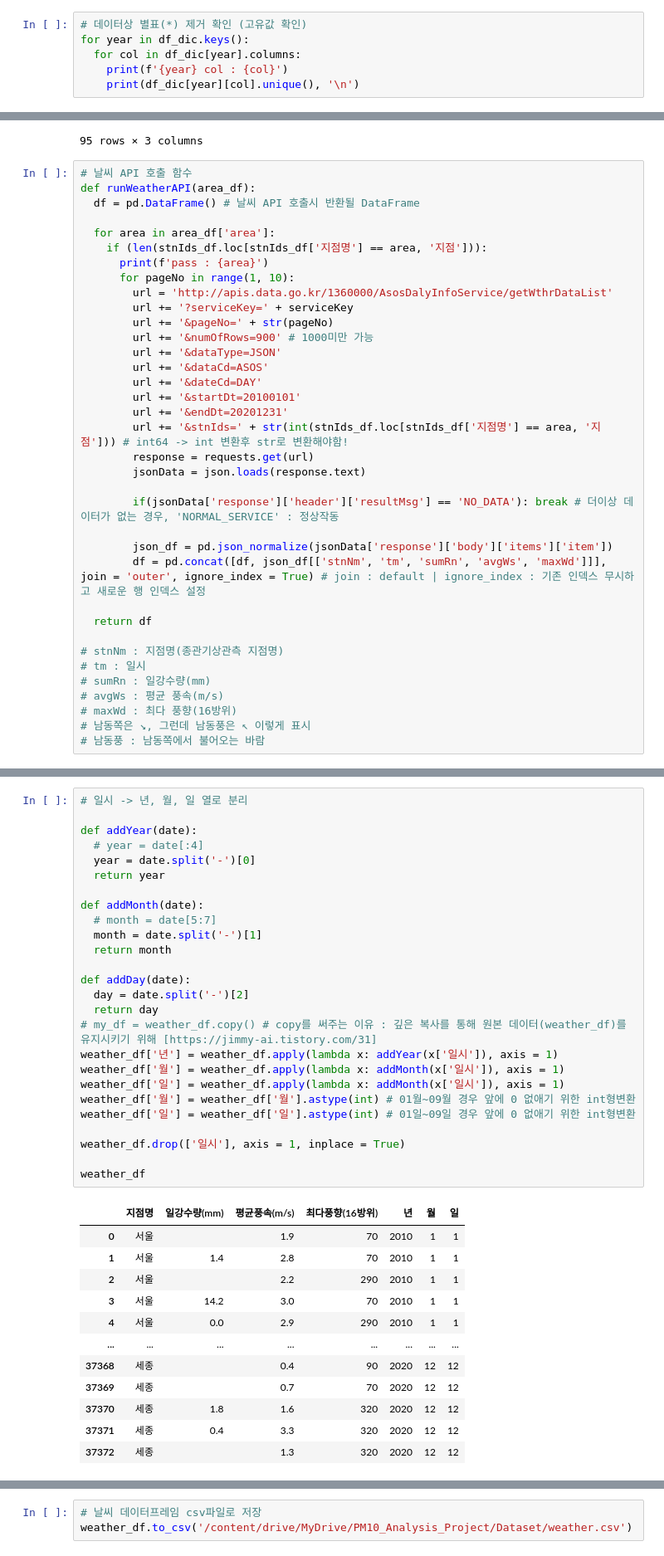
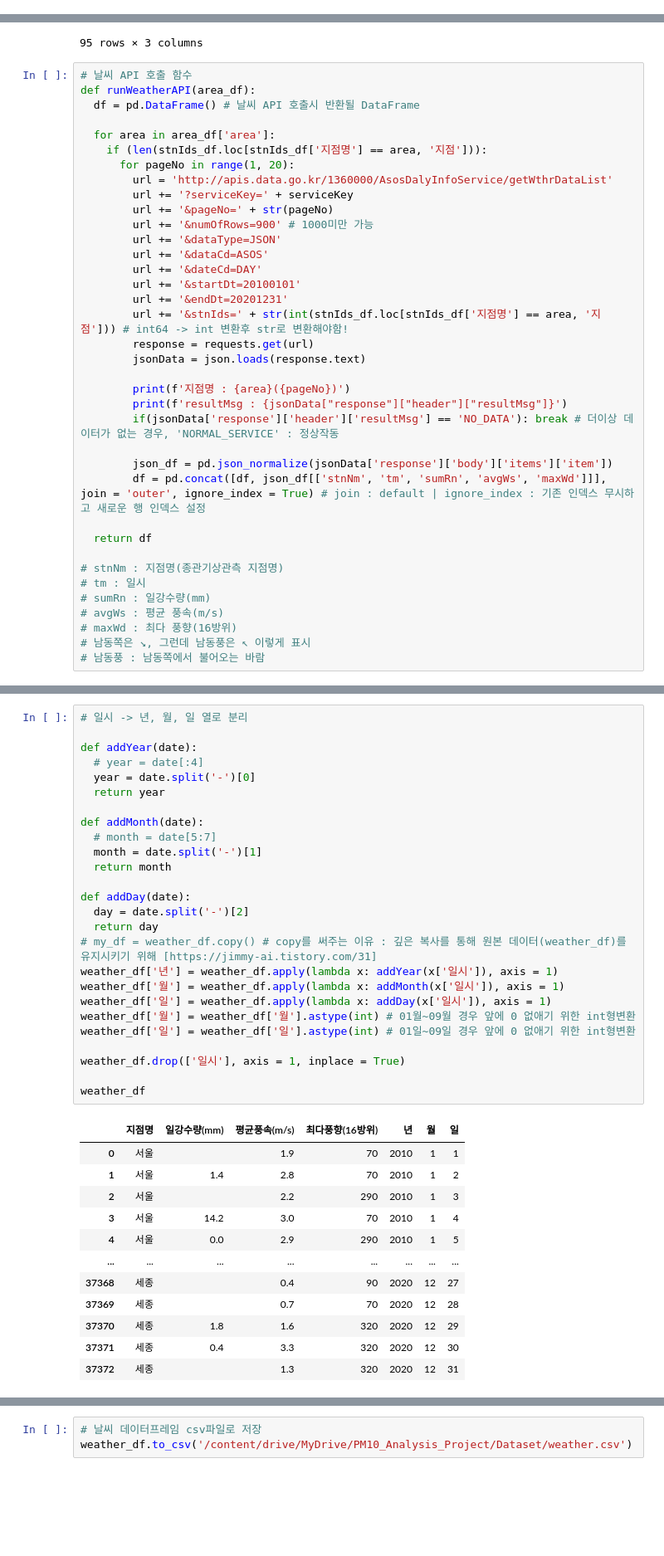
Before and after one commit to KimYeonWook511/PM10_Analysis, a Jupyter notebook: Code/PM10_Analysis.ipynb, the cells around one changed output, grey strips where cells are left out. Shown: that part at 83% size. Drawn from its saved outputs; the diff is of its cells as text; blank space fills up the shorter version.

```diff
--- a/Code/PM10_Analysis.ipynb
+++ b/Code/PM10_Analysis.ipynb
@@ -180,9 +180,3 @@ for df in df_dic.values():
     df[f'{month}월'] = df[f'{month}월'].astype(str) # 열의 데이터가 전부 정수일 경우 그 열은 타입이 int로 되어서 표준화? 정규화?를 위해 str타입으로 전부 변경
                                                     # object로 변경시 int형의 len을 할 수 없음
     df[f'{month}월'] = df.apply(lambda x: delStar(x[f'{month}월']), axis = 1) # 람다식을 이용한 별표(*) 없애기
-# %%
-# 데이터상 별표(*) 제거 확인 (고유값 확인)
-for year in df_dic.keys():
-  for col in df_dic[year].columns:
-    print(f'{year} col : {col}')
-    print(df_dic[year][col].unique(), '\n')
@@ -445,8 +358,7 @@ def runWeatherAPI(area_df):
 
   for area in area_df['area']:
     if (len(stnIds_df.loc[stnIds_df['지점명'] == area, '지점'])):
-      print(f'pass : {area}')
-      for pageNo in range(1, 10):
+      for pageNo in range(1, 20):
         url = 'http://apis.data.go.kr/1360000/AsosDalyInfoService/getWthrDataList'
         url += '?serviceKey=' + serviceKey
         url += '&pageNo=' + str(pageNo)
@@ -460,6 +372,8 @@ def runWeatherAPI(area_df):
         response = requests.get(url)
         jsonData = json.loads(response.text)
 
+        print(f'지점명 : {area}({pageNo})')
+        print(f'resultMsg : {jsonData["response"]["header"]["resultMsg"]}')
         if(jsonData['response']['header']['resultMsg'] == 'NO_DATA'): break # 더이상 데이터가 없는 경우, 'NORMAL_SERVICE' : 정상작동
 
         json_df = pd.json_normalize(jsonData['response']['body']['items']['item'])
@@ -544,42 +467,42 @@ pass : 세종
 # %%
 # 일시 -> 년, 월, 일 열로 분리
 
 def addYear(date):
   # year = date[:4]
   year = date.split('-')[0]
   return year
 
 def addMonth(date):
   # month = date[5:7]
   month = date.split('-')[1]
   return month
 
 def addDay(date):
   day = date.split('-')[2]
   return day
 # my_df = weather_df.copy() # copy를 써주는 이유 : 깊은 복사를 통해 원본 데이터(weather_df)를 유지시키기 위해 [https://jimmy-ai.tistory.com/31]
 weather_df['년'] = weather_df.apply(lambda x: addYear(x['일시']), axis = 1)
 weather_df['월'] = weather_df.apply(lambda x: addMonth(x['일시']), axis = 1)
-weather_df['일'] = weather_df.apply(lambda x: addMonth(x['일시']), axis = 1)
+weather_df['일'] = weather_df.apply(lambda x: addDay(x['일시']), axis = 1)
 weather_df['월'] = weather_df['월'].astype(int) # 01월~09월 경우 앞에 0 없애기 위한 int형변환
 weather_df['일'] = weather_df['일'].astype(int) # 01일~09일 경우 앞에 0 없애기 위한 int형변환
 
 weather_df.drop(['일시'], axis = 1, inplace = True)
 
 weather_df
 # %% [output]
 |  | 지점명 | 일강수량(mm) | 평균풍속(m/s) | 최다풍향(16방위) | 년 | 월 | 일 |
 | 0 | 서울 |  | 1.9 | 70 | 2010 | 1 | 1 |
-| 1 | 서울 | 1.4 | 2.8 | 70 | 2010 | 1 | 1 |
-| 2 | 서울 |  | 2.2 | 290 | 2010 | 1 | 1 |
-| 3 | 서울 | 14.2 | 3.0 | 70 | 2010 | 1 | 1 |
-| 4 | 서울 | 0.0 | 2.9 | 290 | 2010 | 1 | 1 |
+| 1 | 서울 | 1.4 | 2.8 | 70 | 2010 | 1 | 2 |
+| 2 | 서울 |  | 2.2 | 290 | 2010 | 1 | 3 |
+| 3 | 서울 | 14.2 | 3.0 | 70 | 2010 | 1 | 4 |
+| 4 | 서울 | 0.0 | 2.9 | 290 | 2010 | 1 | 5 |
 | ... | ... | ... | ... | ... | ... | ... | ... |
-| 37368 | 세종 |  | 0.4 | 90 | 2020 | 12 | 12 |
-| 37369 | 세종 |  | 0.7 | 70 | 2020 | 12 | 12 |
-| 37370 | 세종 | 1.8 | 1.6 | 320 | 2020 | 12 | 12 |
-| 37371 | 세종 | 0.4 | 3.3 | 320 | 2020 | 12 | 12 |
-| 37372 | 세종 |  | 1.3 | 320 | 2020 | 12 | 12 |
+| 37368 | 세종 |  | 0.4 | 90 | 2020 | 12 | 27 |
+| 37369 | 세종 |  | 0.7 | 70 | 2020 | 12 | 28 |
+| 37370 | 세종 | 1.8 | 1.6 | 320 | 2020 | 12 | 29 |
+| 37371 | 세종 | 0.4 | 3.3 | 320 | 2020 | 12 | 30 |
+| 37372 | 세종 |  | 1.3 | 320 | 2020 | 12 | 31 |
 37373 rows × 7 columns
 # %%
 # 날씨 데이터프레임 csv파일로 저장
```
Also changed, not shown: parts of 28 cells of this notebook.
